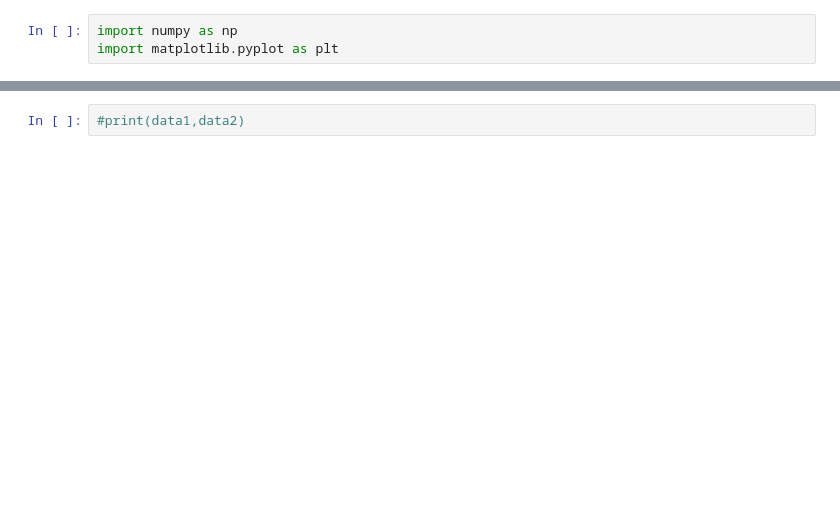
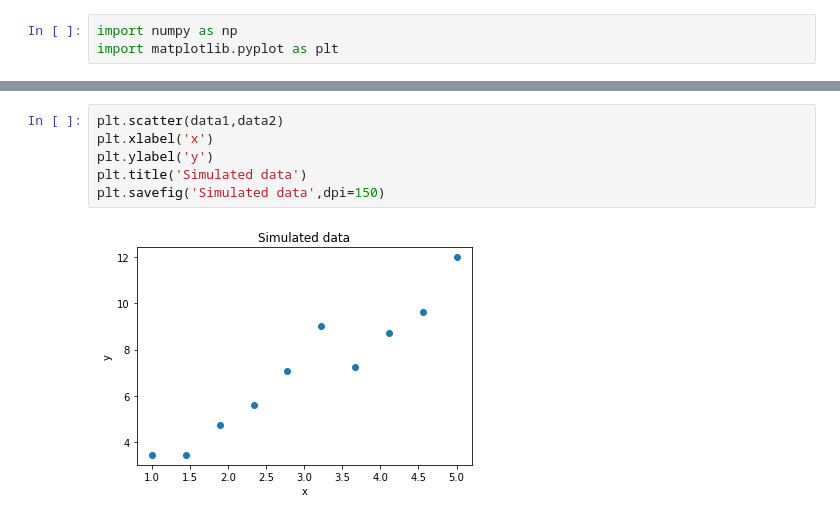
Before and after one commit to caleblau97/Simple_example, a Jupyter notebook: linear_regression.ipynb, the cells around one changed output, grey strips where cells are left out. Drawn from its saved outputs; the diff is of its cells as text; blank space fills up the shorter version.

```diff
--- a/linear_regression.ipynb
+++ b/linear_regression.ipynb
@@ -12,5 +18,11 @@ plt.scatter(data1,data2)
-# %%
-#print(data1,data2)
+# %%
+plt.scatter(data1,data2)
+plt.xlabel('x')
+plt.ylabel('y')
+plt.title('Simulated data')
+plt.savefig('Simulated data',dpi=150)
+# %% [output]
+[figure, added]
 # %%
 #this code shows that in RSS there is a true minimum value and not a continuum of minimums
 #grid computing is done to calculate the residuals, not efficient.
```
Also changed, not shown: parts of 4 cells of this notebook, 4 other files.
